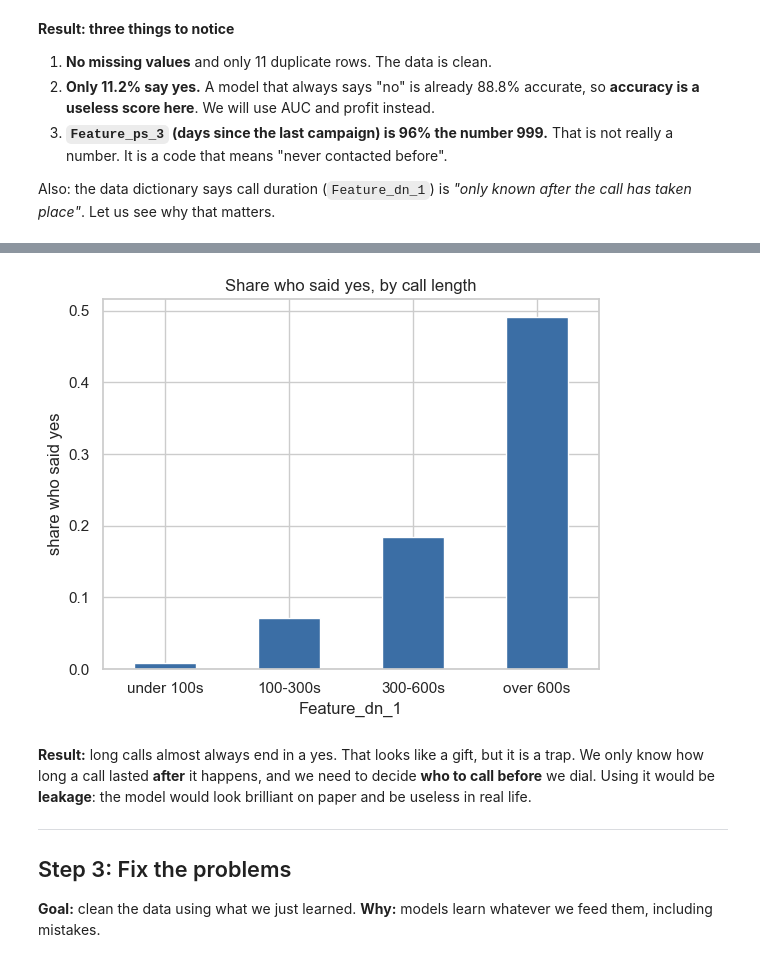
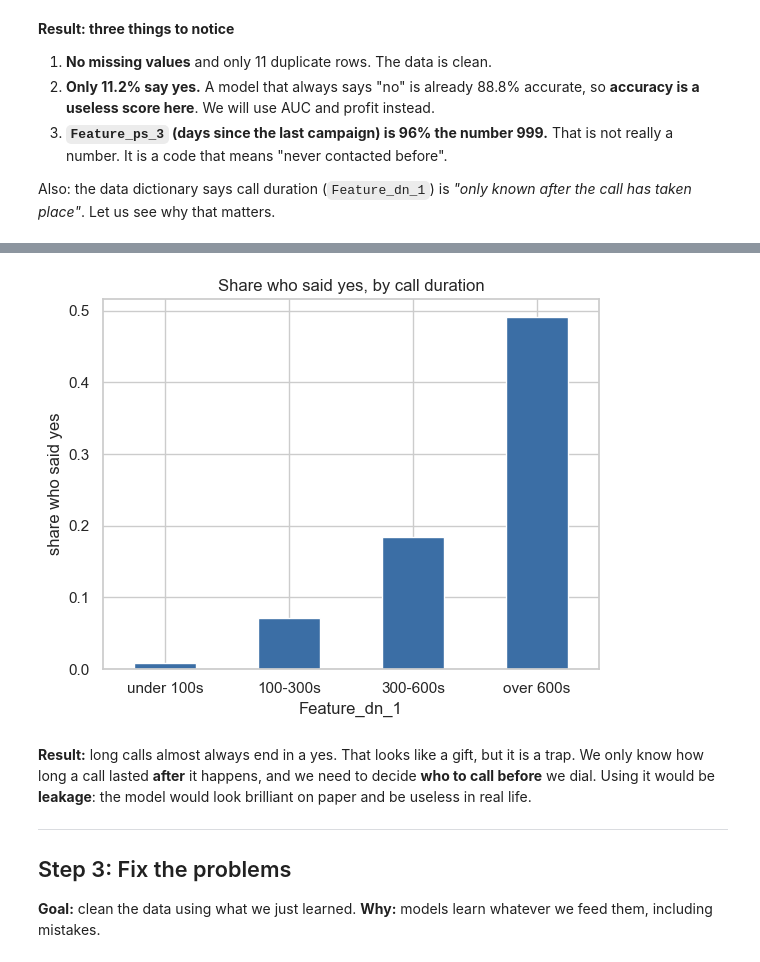
Before and after one commit to baldeoJV/GoTyme_caseStudy, a Jupyter notebook: GoTyme_case_study_simplified.ipynb, the cells around one changed output, grey strips where cells are left out. Saved outputs shown, nothing was run; the diff lists cells and outputs as text; code cells hidden in the pictures.

```diff
--- a/GoTyme_case_study_simplified.ipynb
+++ b/GoTyme_case_study_simplified.ipynb
@@ -79,9 +118,9 @@ Also: the data dictionary says call duration (`Feature_dn_1`) is *"only known af
 # %%
 bands = pd.cut(raw.Feature_dn_1, [-1, 100, 300, 600, 5000], labels=['under 100s', '100-300s', '300-600s', 'over 600s'])
-raw.groupby(bands).Response.mean().plot.bar(color='#3b6ea5', title='Share who said yes, by call length')
+raw.groupby(bands).Response.mean().plot.bar(color='#3b6ea5', title='Share who said yes, by call duration')
 plt.ylabel('share who said yes'); plt.xticks(rotation=0); plt.show()
 # %% [output]
-[figure, old version]
+[figure, new version]
 # %% [markdown]
 **Result:** long calls almost always end in a yes. That looks like a gift, but it is a trap. We only know how long a call lasted **after** it happens, and we need to decide **who to call before** we dial. Using it would be **leakage**: the model would look brilliant on paper and be useless in real life.
 
```
Also changed, not shown: parts of 3 cells of this notebook, 3 other files.
